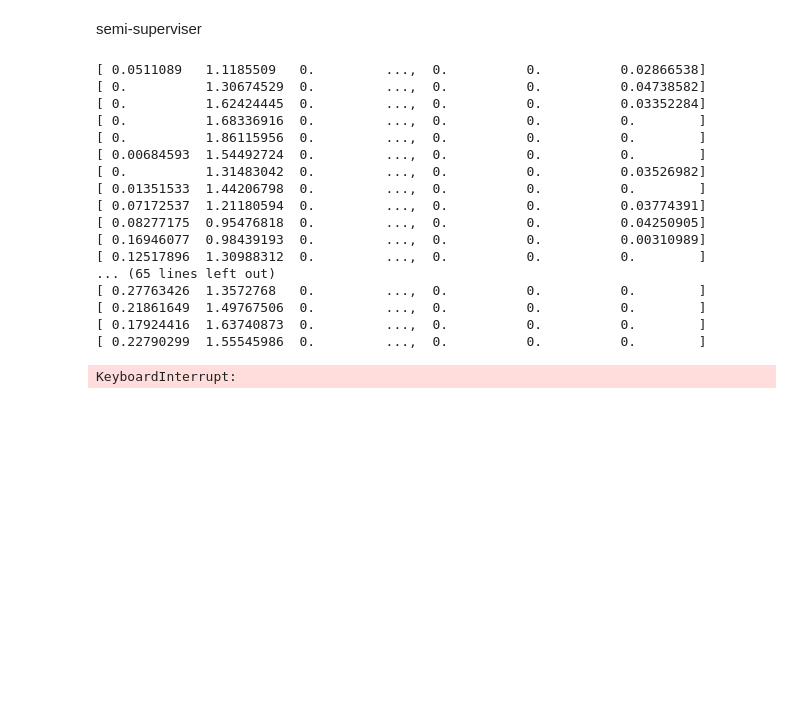
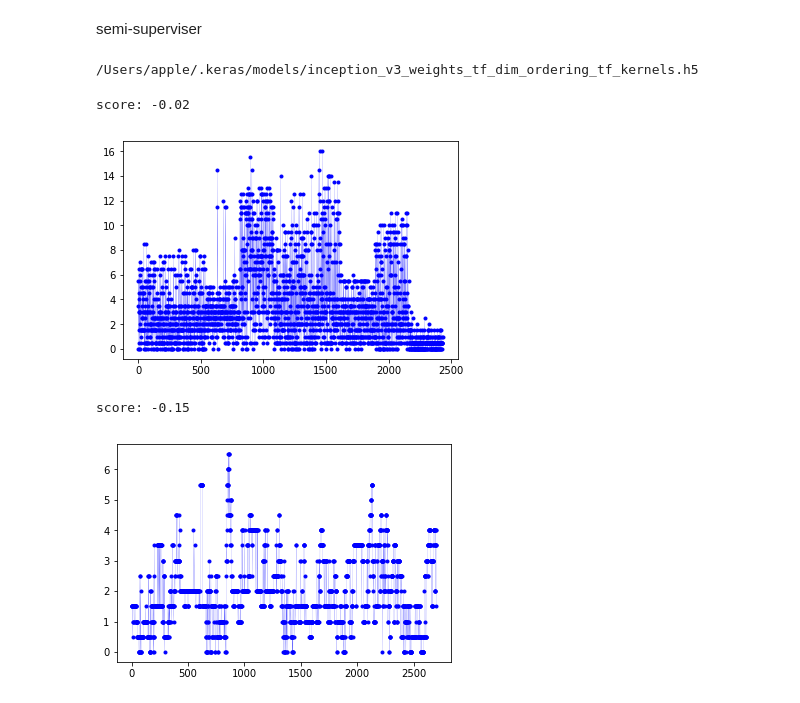
Before and after one commit to rosaann/uda, a Jupyter notebook: deep_tesla/deep_tesla.ipynb, the cells around one changed output. Saved outputs shown, nothing was run; the diff lists cells and outputs as text; code cells hidden in the pictures; blank space fills up the shorter version.

```diff
--- a/deep_tesla/deep_tesla.ipynb
+++ b/deep_tesla/deep_tesla.ipynb
@@ -300,7 +300,8 @@ def train_model(video_list, model_func, resize_w, resize_h, ifSave = False, test
     return model
 # %%
 def test_model(model, img_list_val, y_val):
-    pre = model.predict(img_list_val,  verbose=0)
+  #  pre = model.predict(img_list_val,  verbose=0)
+    pre = model.predict(img_list_val)
     pre = nor_output(pre)
   #  print (pre)
     score = r2_score(y_val, pre)
@@ -418,7 +419,7 @@ def inception_v3_semi_super_model():
 def get_featurn_h5_path(video_idx):
     return utils.join_dir(params.data_dir, 'epoch{:0>2}_feature.h5').format(video_idx)
 def get_y_h5_path(video_idx):
-    return utils.join_dir(params.data_dir, 'epoch{:0>2}_y.h5').format(v_idx)
+    return utils.join_dir(params.data_dir, 'epoch{:0>2}_y.h5').format(video_idx)
 def save_feature_and_y_h5(model, video_list):
     for v_idx in video_list:
         features = []
@@ -469,7 +470,7 @@ def train_semi_super_model(video_list, cnn_model_func, resize_w, resize_h, ifSav
     if if_save_feature == True:
         save_feature_and_y_h5(cnn_model, video_list)
         if test_video != None:
-            save_feature_and_y_h5(cnn_model, test_video)
+            save_feature_and_y_h5(cnn_model, [test_video])
 
     val_acc = []
     test_acc = []
@@ -484,16 +485,16 @@ def train_semi_super_model(video_list, cnn_model_func, resize_w, resize_h, ifSav
 
             #随机打乱数据，取10%的训练数据做验证集
             f_list_train, f_list_val, steer_list_train, steer_list_val = train_test_split(features, np.array(ys), test_size=0.1, random_state=10)
-            regressor.fit(f_list_train, steer_list_train, nb_epoch = 1, batch_size = batch_size)
+            regressor.fit(f_list_train, steer_list_train)
             if x_val.shape == np.array([]).shape:
-                x_val = img_list_val
+                x_val = f_list_val
                 y_val = list(steer_list_val)
             else:
-                x_val = np.vstack((x_val, img_list_val))
+                x_val = np.vstack((x_val, f_list_val))
                 y_val.extend(list(steer_list_val))
         val_acc.append(test_model(regressor, x_val, y_val))
-        if test_img != None:
-            test_features, test_ys = get_feature_and_y(video_idx)
+        if test_video != None:
+            test_features, test_ys = get_feature_and_y(test_video)
             test_acc.append(test_model(regressor, test_features, test_ys))
     if ifSave == True:
         utils.save_model(regressor)
@@ -503,23 +504,10 @@ def train_semi_super_model(video_list, cnn_model_func, resize_w, resize_h, ifSav
     plt.show()
     return model
 # %%
-train_semi_super_model(range(1, 10),  inception_v3_semi_super_model, res_w, res_h, ifSave = True, test_video = 10)
+train_semi_super_model(range(1, 10),  inception_v3_semi_super_model, res_w, res_h, ifSave = True, test_video = 10,if_save_feature=False)
 # %% [output]
-[ 0.0511089   1.1185509   0.         ...,  0.          0.          0.02866538]
-[ 0.          1.30674529  0.         ...,  0.          0.          0.04738582]
-[ 0.          1.62424445  0.         ...,  0.          0.          0.03352284]
-[ 0.          1.68336916  0.         ...,  0.          0.          0.        ]
-[ 0.          1.86115956  0.         ...,  0.          0.          0.        ]
-[ 0.00684593  1.54492724  0.         ...,  0.          0.          0.        ]
-[ 0.          1.31483042  0.         ...,  0.          0.          0.03526982]
-[ 0.01351533  1.44206798  0.         ...,  0.          0.          0.        ]
-[ 0.07172537  1.21180594  0.         ...,  0.          0.          0.03774391]
-[ 0.08277175  0.95476818  0.         ...,  0.          0.          0.04250905]
-[ 0.16946077  0.98439193  0.         ...,  0.          0.          0.00310989]
-[ 0.12517896  1.30988312  0.         ...,  0.          0.          0.        ]
-... (65 lines left out)
-[ 0.27763426  1.3572768   0.         ...,  0.          0.          0.        ]
-[ 0.21861649  1.49767506  0.         ...,  0.          0.          0.        ]
-[ 0.17924416  1.63740873  0.         ...,  0.          0.          0.        ]
-[ 0.22790299  1.55545986  0.         ...,  0.          0.          0.        ]
+/Users/apple/.keras/models/inception_v3_weights_tf_dim_ordering_tf_kernels.h5
-KeyboardInterrupt:
+score: -0.02
+[figure, added]
+score: -0.15
+[figure, added]
```
